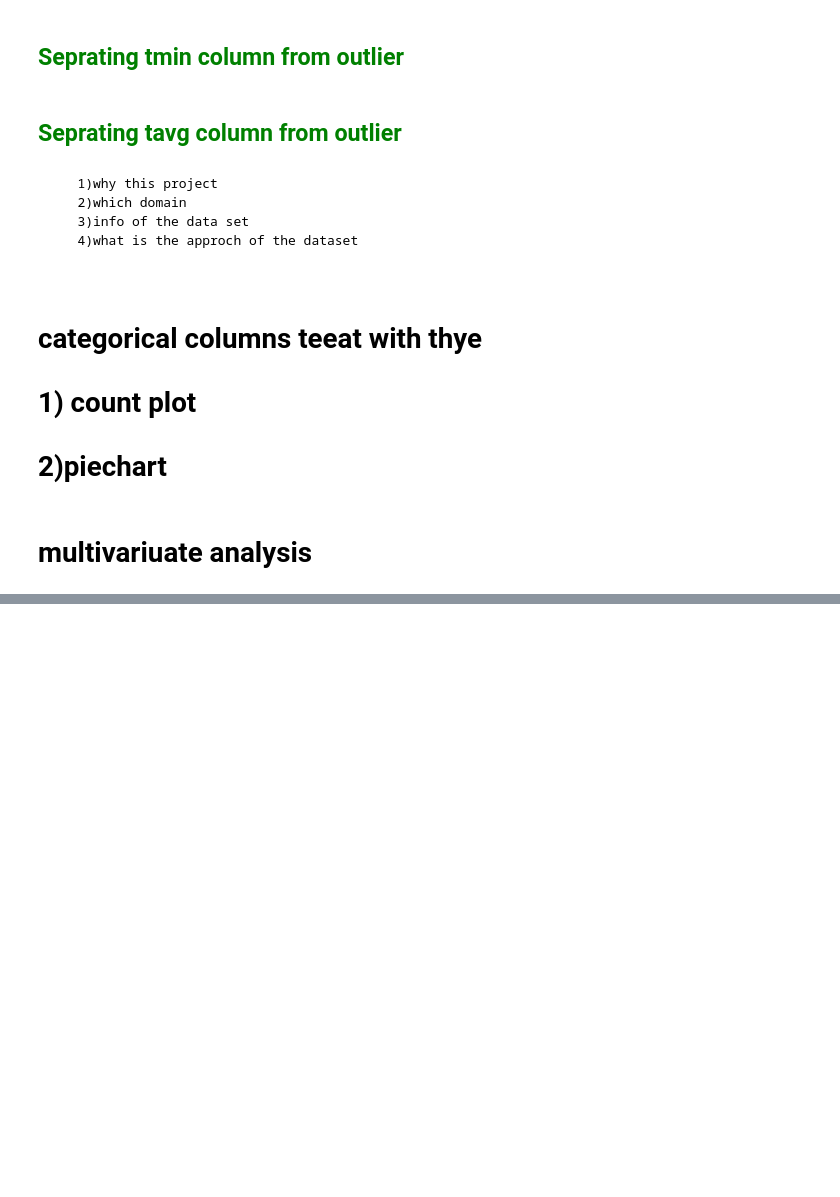
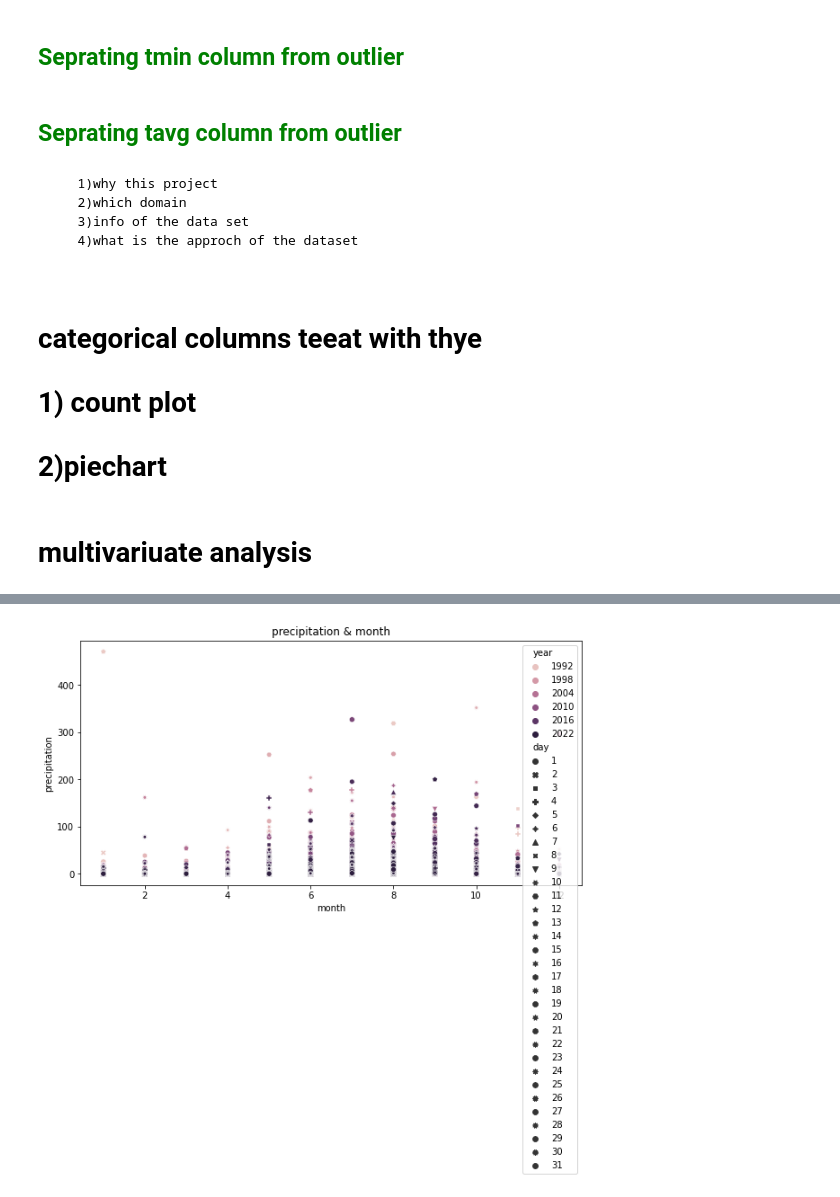
Before and after one commit to Madhukumarmogulla/wheather-data-prediction, a Jupyter notebook: my_project_1(EDA).ipynb, the cells around one changed output, grey strips where cells are left out. Drawn from its saved outputs; the diff is of its cells as text; code cells hidden in the pictures; blank space fills up the shorter version.

```diff
--- a/my_project_1(EDA).ipynb
+++ b/my_project_1(EDA).ipynb
@@ -588,0 +601,9 @@ x = bhubhneshwar['tmin']
+# %%
+plt.figure(figsize=(10,5))
+plt.title('precipitation & month')
+plt.xlabel('month')
+plt.ylabel('precipitation')
+sns.scatterplot(bhubhneshwar['month'],bhubhneshwar['prcp'],bhubhneshwar['year'],bhubhneshwar['day'])
+plt.show()
+# %% [output]
+[figure, added]
```
Also changed, not shown: parts of 33 cells of this notebook.
